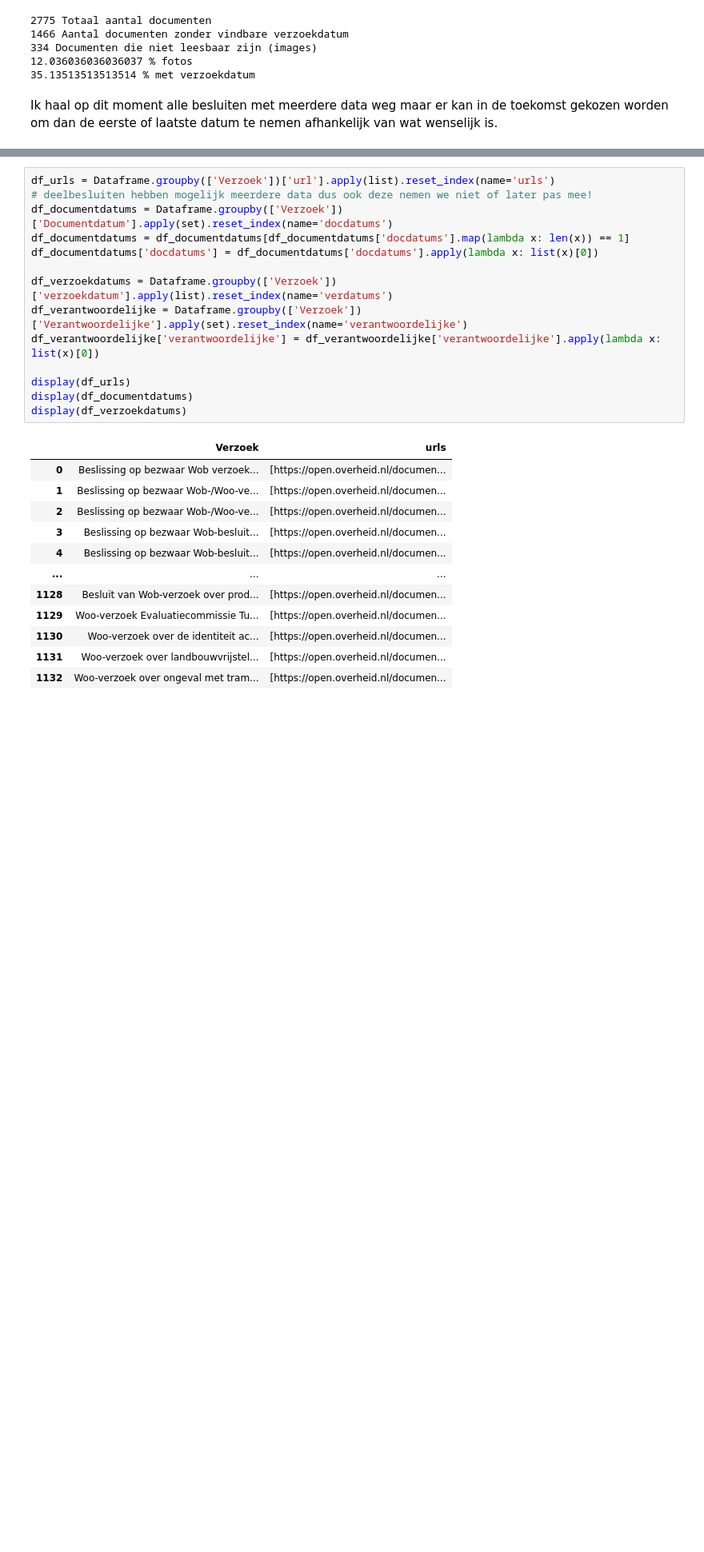
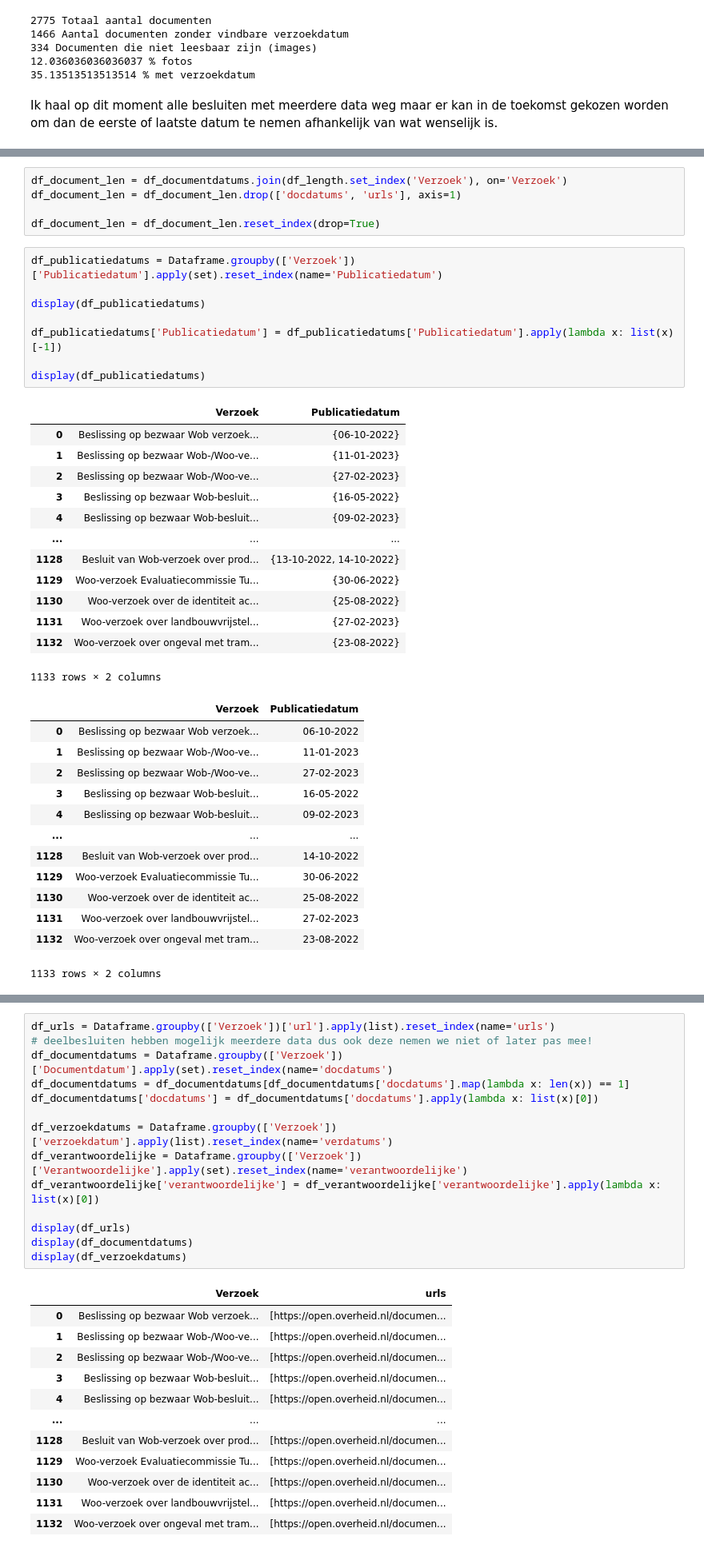
Before and after one commit to R0m4ndu/Woo-Scriptie-Ramon, a Jupyter notebook: Notebooks/Verzoekdata.ipynb, the cells around one changed output, grey strips where cells are left out. Shown at 80% size. Drawn from its saved outputs; the diff is of its cells as text; blank space fills up the shorter version.

```diff
--- a/Notebooks/Verzoekdata.ipynb
+++ b/Notebooks/Verzoekdata.ipynb
@@ -315,0 +302,40 @@ Ik haal op dit moment alle besluiten met meerdere data weg maar er kan in de toe
+# %%
+df_document_len = df_documentdatums.join(df_length.set_index('Verzoek'), on='Verzoek')
+df_document_len = df_document_len.drop(['docdatums', 'urls'], axis=1)
+
+df_document_len = df_document_len.reset_index(drop=True)
+# %%
+df_publicatiedatums = Dataframe.groupby(['Verzoek'])['Publicatiedatum'].apply(set).reset_index(name='Publicatiedatum')
+
+display(df_publicatiedatums)
+
+df_publicatiedatums['Publicatiedatum'] = df_publicatiedatums['Publicatiedatum'].apply(lambda x: list(x)[-1])
+
+display(df_publicatiedatums)
+# %% [output]
+|  | Verzoek | Publicatiedatum |
+| 0 | Beslissing op bezwaar Wob verzoek... | {06-10-2022} |
+| 1 | Beslissing op bezwaar Wob-/Woo-ve... | {11-01-2023} |
+| 2 | Beslissing op bezwaar Wob-/Woo-ve... | {27-02-2023} |
+| 3 | Beslissing op bezwaar Wob-besluit... | {16-05-2022} |
+| 4 | Beslissing op bezwaar Wob-besluit... | {09-02-2023} |
+| ... | ... | ... |
+| 1128 | Besluit van Wob-verzoek over prod... | {13-10-2022, 14-10-2022} |
+| 1129 | Woo-verzoek Evaluatiecommissie Tu... | {30-06-2022} |
+| 1130 | Woo-verzoek over de identiteit ac... | {25-08-2022} |
+| 1131 | Woo-verzoek over landbouwvrijstel... | {27-02-2023} |
+| 1132 | Woo-verzoek over ongeval met tram... | {23-08-2022} |
+1133 rows × 2 columns
+|  | Verzoek | Publicatiedatum |
+| 0 | Beslissing op bezwaar Wob verzoek... | 06-10-2022 |
+| 1 | Beslissing op bezwaar Wob-/Woo-ve... | 11-01-2023 |
+| 2 | Beslissing op bezwaar Wob-/Woo-ve... | 27-02-2023 |
+| 3 | Beslissing op bezwaar Wob-besluit... | 16-05-2022 |
+| 4 | Beslissing op bezwaar Wob-besluit... | 09-02-2023 |
+| ... | ... | ... |
+| 1128 | Besluit van Wob-verzoek over prod... | 14-10-2022 |
+| 1129 | Woo-verzoek Evaluatiecommissie Tu... | 30-06-2022 |
+| 1130 | Woo-verzoek over de identiteit ac... | 25-08-2022 |
+| 1131 | Woo-verzoek over landbouwvrijstel... | 27-02-2023 |
+| 1132 | Woo-verzoek over ongeval met tram... | 23-08-2022 |
+1133 rows × 2 columns
```
Also changed, not shown: parts of 26 cells of this notebook.
